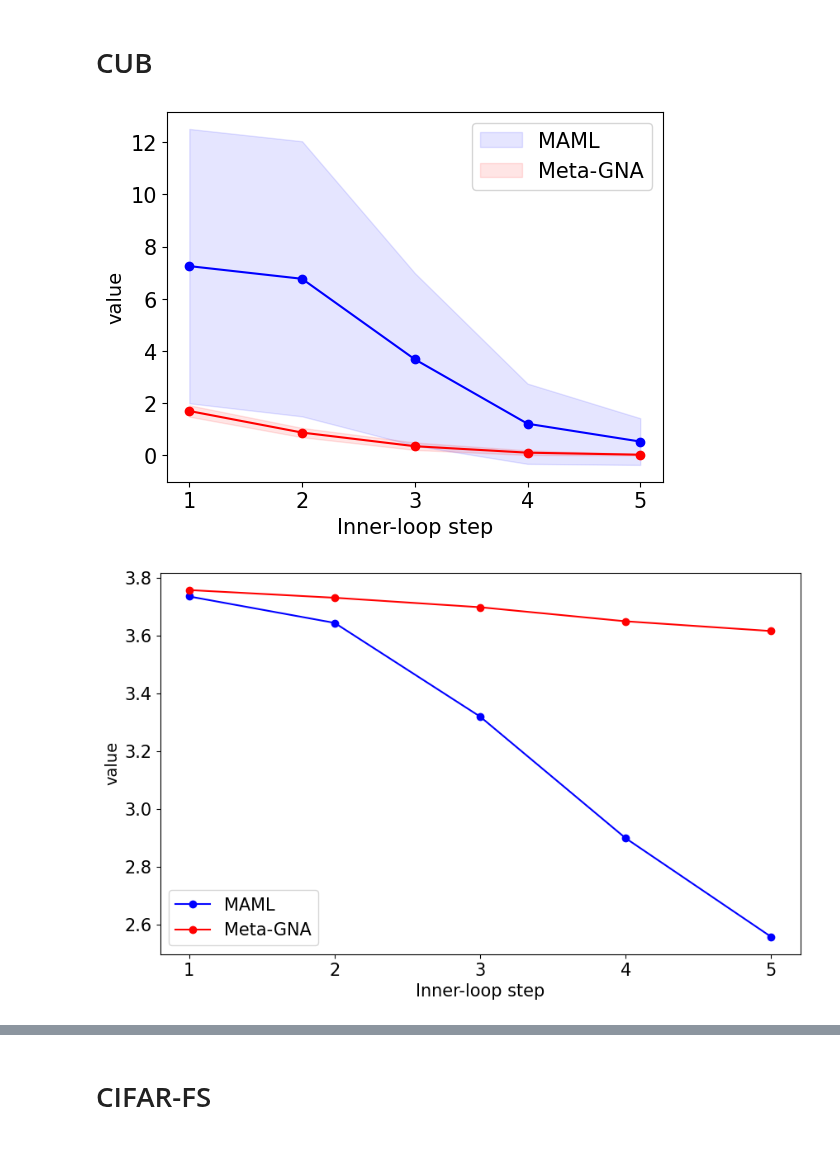
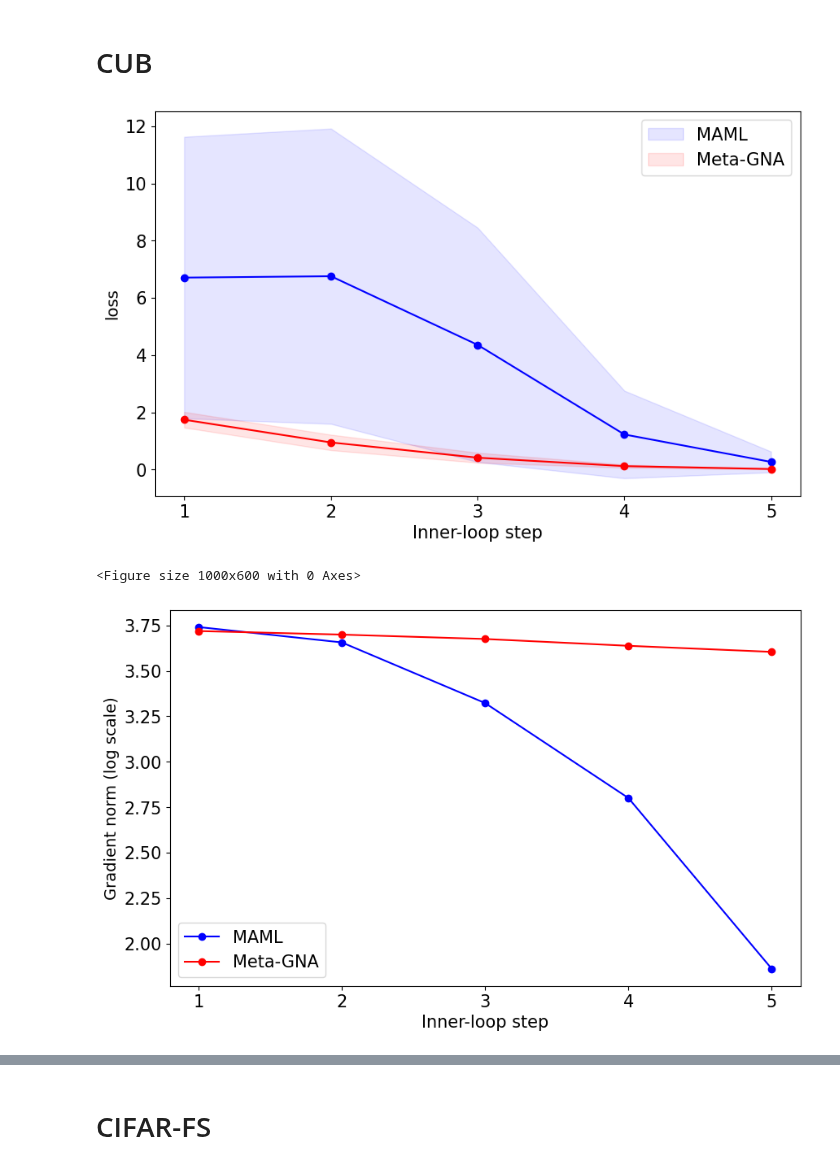
Before and after one commit to SKKUJMLim/MAML, a Jupyter notebook: Test_jupyternotebook/Analytics_adaptation(Per Datasets)_filter128_per_task.ipynb, the cells around one changed output, grey strips where cells are left out. Drawn from its saved outputs; the diff is of its cells as text; code cells hidden in the pictures.

```diff
--- a/Test_jupyternotebook/Analytics_adaptation(Per Datasets)_filter128_per_task.ipynb
+++ b/Test_jupyternotebook/Analytics_adaptation(Per Datasets)_filter128_per_task.ipynb
@@ -20,6 +20,6 @@ arbiter_info_train= arbiter_info[arbiter_info['phase']=='val']
 # %% [markdown]
 # 1. 정보를 Domain 별로 압축
 # %%
-task_index = 2
+task_index = 13
 # %%
 maml_info_mini_imagenet = maml_info_train[maml_info_train['current_iter']=='mini_imagenet_full_size']
@@ -143,30 +242,31 @@ plt.savefig('miniImageNet_gradient_norm' + '.png')
 # %%
 x = [1, 2, 3, 4, 5]
 
 maml_CUB_mean_df = maml_info_CUB['loss_mean']
 maml_CUB_std_devs = maml_info_CUB['loss_std']
 
 arbiter_CUB_mean_df = arbiter_info_CUB['loss_mean']
 arbiter_CUB_std_devs = arbiter_info_CUB['loss_std']
 
+plt.figure(figsize=(10, 6))
 
 plt.plot(x, maml_CUB_mean_df, '-o', color='b')
 plt.fill_between(x, maml_CUB_mean_df - maml_CUB_std_devs, maml_CUB_mean_df + maml_CUB_std_devs, color='b', alpha=0.1, label='MAML')
 
 plt.plot(x, arbiter_CUB_mean_df, '-o', color='r')
 plt.fill_between(x, arbiter_CUB_mean_df - arbiter_CUB_std_devs, arbiter_CUB_mean_df + arbiter_CUB_std_devs, color='r', alpha=0.1, label='Meta-GNA')
 
 # plt.title('Loss Distribution')
 plt.xticks(x)
 plt.legend(fontsize=15)
 plt.xlabel('Inner-loop step',fontsize=15)
-plt.ylabel('value', fontsize=14)
+plt.ylabel('loss', fontsize=14)
 plt.xticks(fontsize=15)  # x축 값 크기
 plt.yticks(fontsize=15)  # y축 값 크기
 
 plt.savefig('CUB_loss_distribution' + '.png')
 # %% [output]
-[figure, old version]
+[figure, new version]
 # %%
 x = [1, 2, 3, 4, 5]
 
@@ -180,6 +280,8 @@ arbiter_means = arbiter_mean_df.values
 maml_means = np.log(maml_means)
 arbiter_means = np.log(arbiter_means)
 
+plt.figure(figsize=(10, 6))
+
 # 꺾은선 그래프를 그립니다
 plt.figure(figsize=(10, 6))
 plt.plot(x, maml_means, '-o', color='b', label='MAML')
@@ -191,13 +293,14 @@ plt.legend()
 plt.xticks(x)
 plt.legend(fontsize=15)
 plt.xlabel('Inner-loop step',fontsize=15)
-plt.ylabel('value', fontsize=14)
+plt.ylabel('Gradient norm (log scale)', fontsize=14)
 plt.xticks(fontsize=15)  # x축 값 크기
 plt.yticks(fontsize=15)  # y축 값 크기
 
 plt.savefig('CUB_gradient_norm' + '.png')
 # %% [output]
+<Figure size 1000x600 with 0 Axes>
-[figure, old version]
+[figure, new version]
 # %%
 x = [1, 2, 3, 4, 5]
 
```
Also changed, not shown: parts of 13 cells of this notebook, 1 other file.
